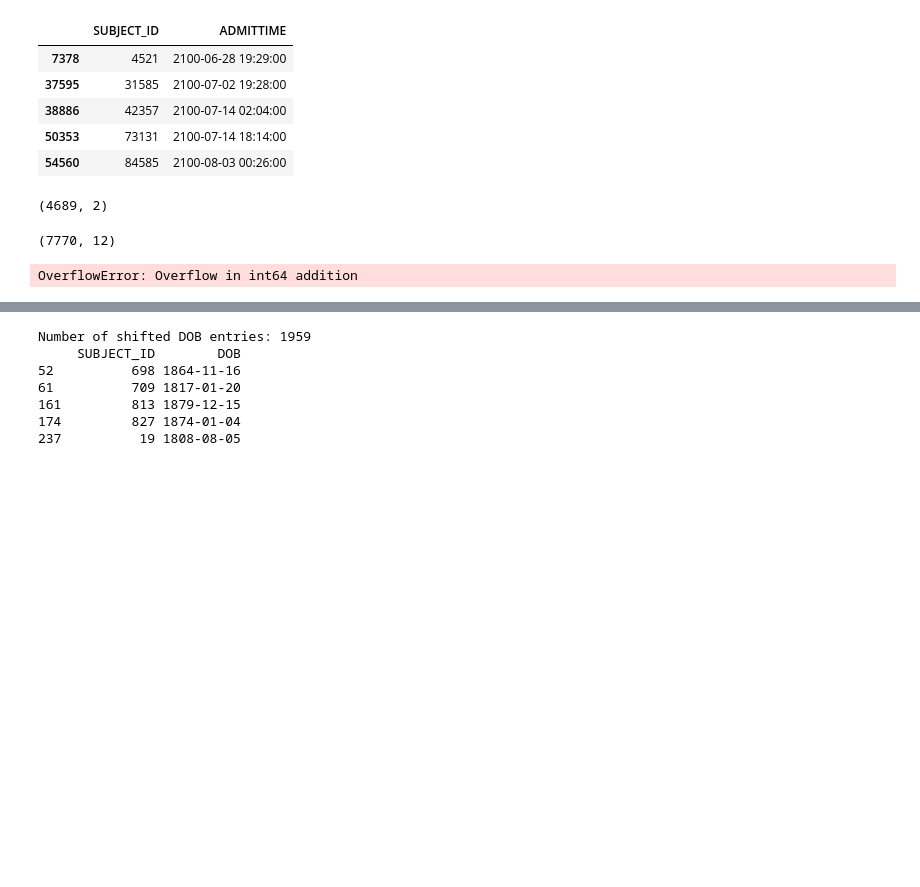
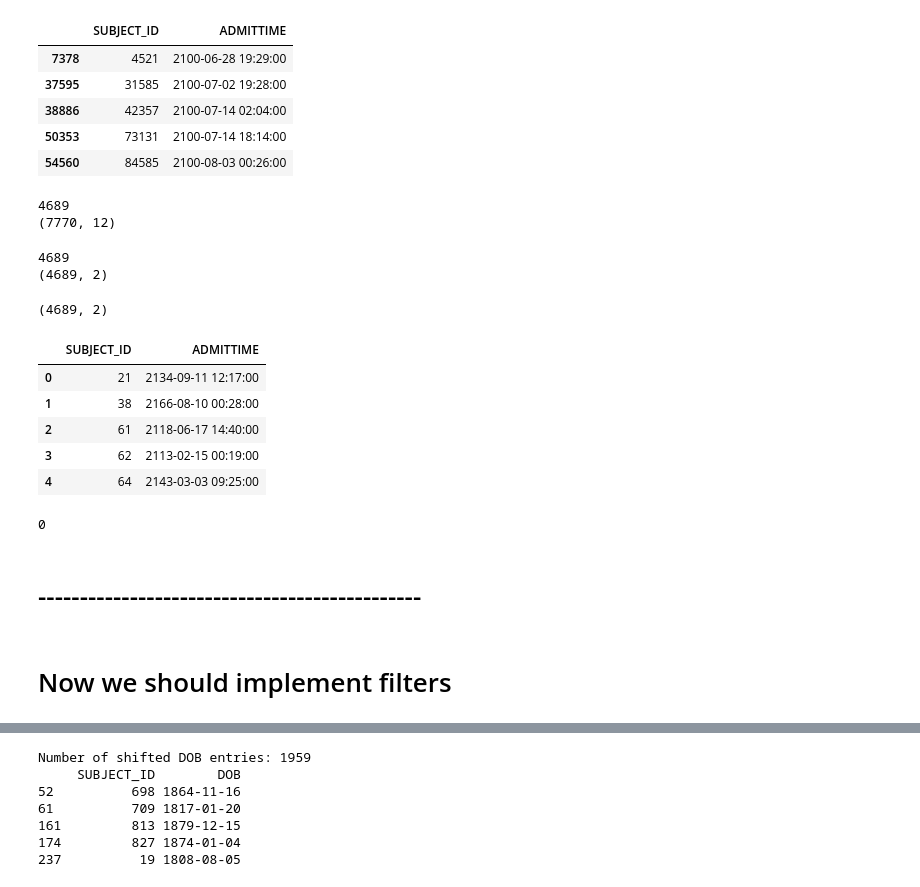
Before and after one commit to ParsaHaghighatgoo/mimic-analysis, a Jupyter notebook: ExtractSepsisPatients.ipynb, the cells around one changed output, grey strips where cells are left out. Cells and saved outputs as stored; diff of their text form; code cells hidden in the pictures; blank space fills up the shorter version.

Commit message:
First o Unique haro joda kardim darim mirim toosh

```diff
--- a/ExtractSepsisPatients.ipynb
+++ b/ExtractSepsisPatients.ipynb
@@ -8,7 +8,7 @@ from select import select
 
 warnings.filterwarnings('ignore')
 # %%
-path = "D:\\mimic-iii-clinical-database-1.4\\"
+path = "E:\\MIMIC_III\\mimic-iii-clinical-database-1.4"
 # %%
 # load Patients and Diagnoses_icd
 patients = pd.read_csv(path + '\\patients.csv')
@@ -226,33 +228,38 @@ filtered_admissions.head()
 | 38886 | 42357 | 2100-07-14 02:04:00 |
 | 50353 | 73131 | 2100-07-14 18:14:00 |
 | 54560 | 84585 | 2100-08-03 00:26:00 |
-# %%
-filtered_admissions = filtered_admissions.drop_duplicates(subset='SUBJECT_ID', keep='first')
-filtered_admissions.shape
-# %% [output]
-(4689, 2)
-# %%
-sepsis_filtered = sepsis_patients[sepsis_patients['SUBJECT_ID'].isin(filtered_admissions['SUBJECT_ID'])]
-sepsis_filtered.shape
-# %% [output]
-(7770, 12)
-# %%
-# Convert DOB and ADMITTIME to datetime format
-patients['DOB'] = pd.to_datetime(patients['DOB'], errors='coerce')
-admissions['ADMITTIME'] = pd.to_datetime(admissions['ADMITTIME'], errors='coerce')
-
-# Merge patients and admissions to calculate age
-merged_df = pd.merge(
-    admissions[['SUBJECT_ID', 'ADMITTIME']],
-    patients[['SUBJECT_ID', 'DOB']],
-    on='SUBJECT_ID',
-    how='inner'
-)
-
-# Calculate age in years
-merged_df['AGE'] = (merged_df['ADMITTIME'] - merged_df['DOB']).dt.days // 365
-
-# Filter out shifted DOBs (age > 300 years)
-merged_df = merged_df[merged_df['AGE'] <= 300]
-# %% [output]
-OverflowError: Overflow in int64 addition
+# %%
+print(sepsis_patients["SUBJECT_ID"].unique().__len__())
+print(sepsis_patients.shape)
+# %% [output]
+4689
+(7770, 12)
+# %%
+print(filtered_admissions["SUBJECT_ID"].unique().__len__())
+print(filtered_admissions.shape)
+# %% [output]
+4689
+(4689, 2)
+# %%
+# Sort the DataFrame by ADMITTIME
+filtered_admissions_sorted = filtered_admissions.sort_values(by='ADMITTIME')
+
+# Group by `subject_id` and keep the first occurrence for duplicates
+unique_or_first_admissions = filtered_admissions_sorted.groupby('SUBJECT_ID', as_index=False).first()
+
+unique_or_first_admissions.shape
+# %% [output]
+(4689, 2)
+# %%
+unique_or_first_admissions.head()
+# %% [output]
+|  | SUBJECT_ID | ADMITTIME |
+| 0 | 21 | 2134-09-11 12:17:00 |
+| 1 | 38 | 2166-08-10 00:28:00 |
+| 2 | 61 | 2118-06-17 14:40:00 |
+| 3 | 62 | 2113-02-15 00:19:00 |
+| 4 | 64 | 2143-03-03 09:25:00 |
+# %%
+print(unique_or_first_admissions.SUBJECT_ID.duplicated().sum())
+# %% [output]
+0
@@ -259,3 +268,7 @@ OverflowError: Overflow in int64 addition
+# %% [markdown]
+# ----------------------------------------------
+# %% [markdown]
+# Now we should implement filters
 # %%
 patients.DOB.sample(10)
 # %% [output]
```
Also changed, not shown: parts of 12 cells of this notebook.
